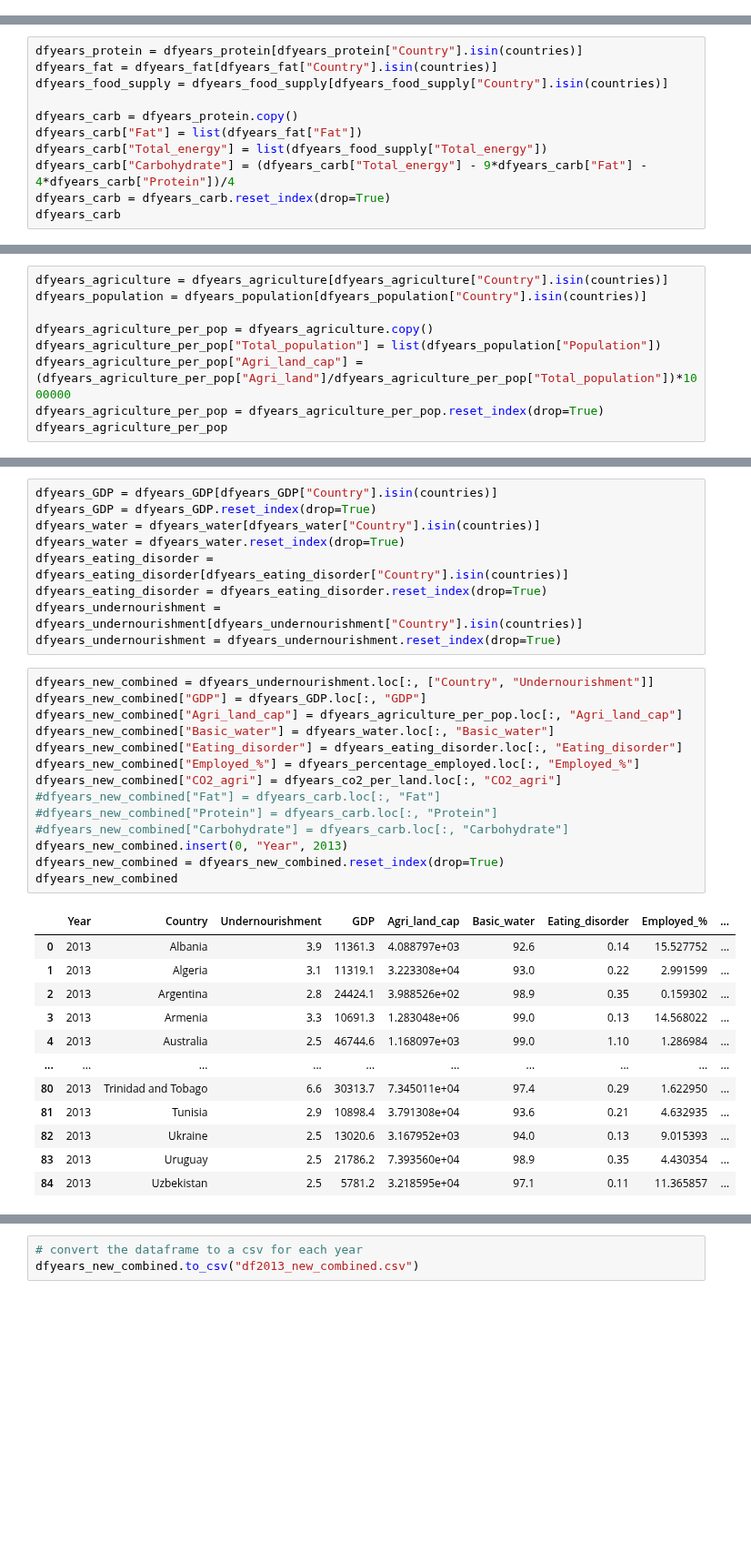
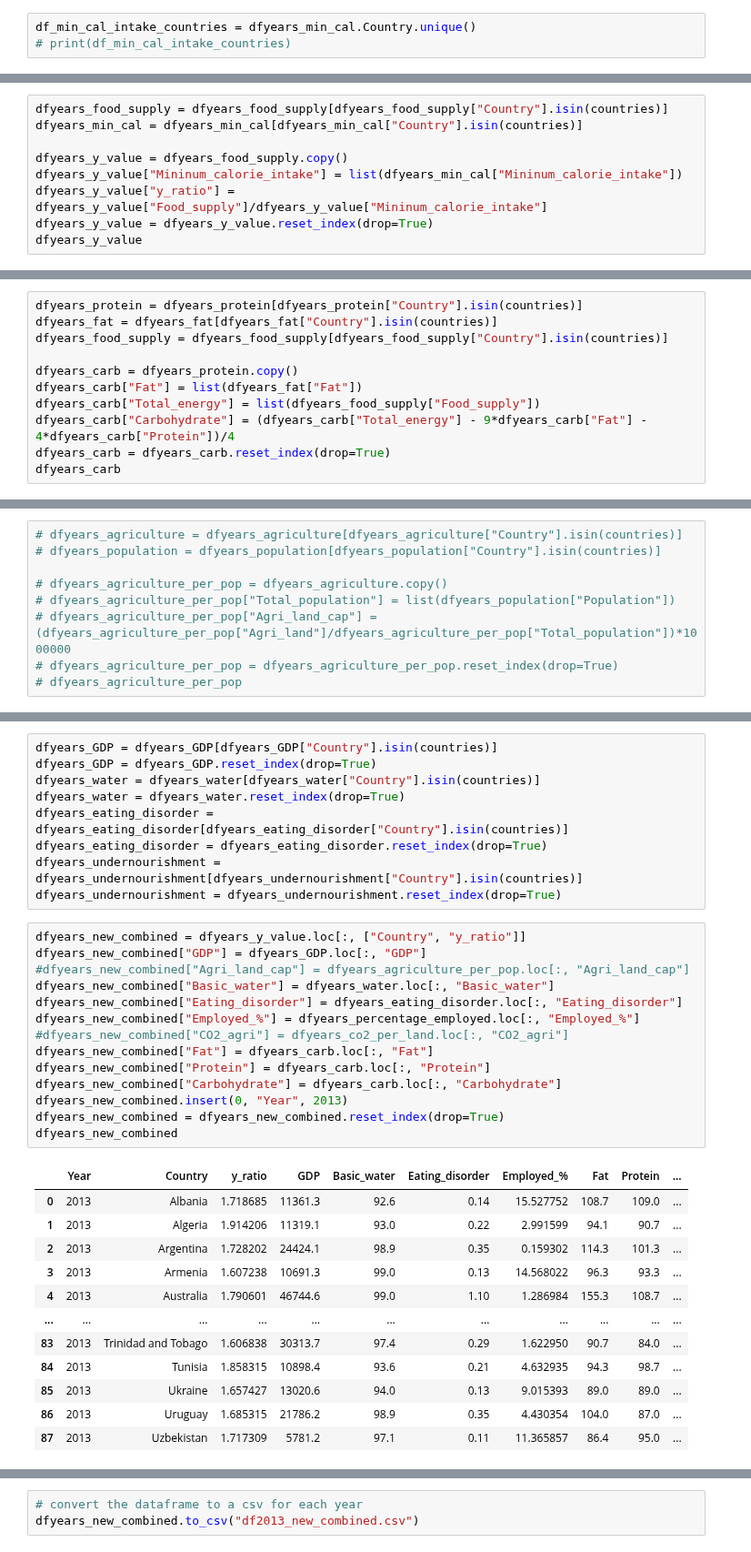
Before and after one commit to tanjoash/2D_data_driven_world, a Jupyter notebook: 2dwork/2D DDW.ipynb, the cells around one changed output, grey strips where cells are left out. Shown at 91% size. Drawn from its saved outputs; the diff is of its cells as text; blank space fills up the shorter version.

Commit message:
new df with 7 factors vs y ratio normalise

```diff
--- a/2dwork/2D DDW.ipynb
+++ b/2dwork/2D DDW.ipynb
@@ -992,3 +1020,6 @@ df_food_supply_countries = dfyears_food_supply.Country.unique()
+# %%
+df_min_cal_intake_countries = dfyears_min_cal.Country.unique()
+# print(df_min_cal_intake_countries)
 # %%
 # read GDP, adjusted for PPP, per capita csv
 df_GDP = pd.read_csv("DDW_GDP per capita adjusted.csv")
@@ -1197,0 +1202,9 @@ print(len(countries))
+# %%
+dfyears_food_supply = dfyears_food_supply[dfyears_food_supply["Country"].isin(countries)]
+dfyears_min_cal = dfyears_min_cal[dfyears_min_cal["Country"].isin(countries)]
+
+dfyears_y_value = dfyears_food_supply.copy()
+dfyears_y_value["Mininum_calorie_intake"] = list(dfyears_min_cal["Mininum_calorie_intake"])
+dfyears_y_value["y_ratio"] = dfyears_y_value["Food_supply"]/dfyears_y_value["Mininum_calorie_intake"]
+dfyears_y_value = dfyears_y_value.reset_index(drop=True)
+dfyears_y_value
@@ -1202,7 +1229,7 @@ dfyears_food_supply = dfyears_food_supply[dfyears_food_supply["Country"].isin(co
 
 dfyears_carb = dfyears_protein.copy()
 dfyears_carb["Fat"] = list(dfyears_fat["Fat"])
-dfyears_carb["Total_energy"] = list(dfyears_food_supply["Total_energy"])
+dfyears_carb["Total_energy"] = list(dfyears_food_supply["Food_supply"])
 dfyears_carb["Carbohydrate"] = (dfyears_carb["Total_energy"] - 9*dfyears_carb["Fat"] - 4*dfyears_carb["Protein"])/4
 dfyears_carb = dfyears_carb.reset_index(drop=True)
 dfyears_carb
@@ -1223,9 +1250,9 @@ dfyears_carb
 # %%
-dfyears_agriculture = dfyears_agriculture[dfyears_agriculture["Country"].isin(countries)]
-dfyears_population = dfyears_population[dfyears_population["Country"].isin(countries)]
+# dfyears_agriculture = dfyears_agriculture[dfyears_agriculture["Country"].isin(countries)]
+# dfyears_population = dfyears_population[dfyears_population["Country"].isin(countries)]
 
-dfyears_agriculture_per_pop = dfyears_agriculture.copy()
-dfyears_agriculture_per_pop["Total_population"] = list(dfyears_population["Population"])
-dfyears_agriculture_per_pop["Agri_land_cap"] = (dfyears_agriculture_per_pop["Agri_land"]/dfyears_agriculture_per_pop["Total_population"])*1000000
-dfyears_agriculture_per_pop = dfyears_agriculture_per_pop.reset_index(drop=True)
-dfyears_agriculture_per_pop
+# dfyears_agriculture_per_pop = dfyears_agriculture.copy()
+# dfyears_agriculture_per_pop["Total_population"] = list(dfyears_population["Population"])
+# dfyears_agriculture_per_pop["Agri_land_cap"] = (dfyears_agriculture_per_pop["Agri_land"]/dfyears_agriculture_per_pop["Total_population"])*1000000
+# dfyears_agriculture_per_pop = dfyears_agriculture_per_pop.reset_index(drop=True)
+# dfyears_agriculture_per_pop
@@ -1300,29 +1299,29 @@ dfyears_eating_disorder = dfyears_eating_disorder.reset_index(drop=True)
 dfyears_undernourishment = dfyears_undernourishment[dfyears_undernourishment["Country"].isin(countries)]
 dfyears_undernourishment = dfyears_undernourishment.reset_index(drop=True)
 # %%
-dfyears_new_combined = dfyears_undernourishment.loc[:, ["Country", "Undernourishment"]]
+dfyears_new_combined = dfyears_y_value.loc[:, ["Country", "y_ratio"]]
 dfyears_new_combined["GDP"] = dfyears_GDP.loc[:, "GDP"]
-dfyears_new_combined["Agri_land_cap"] = dfyears_agriculture_per_pop.loc[:, "Agri_land_cap"]
+#dfyears_new_combined["Agri_land_cap"] = dfyears_agriculture_per_pop.loc[:, "Agri_land_cap"]
 dfyears_new_combined["Basic_water"] = dfyears_water.loc[:, "Basic_water"]
 dfyears_new_combined["Eating_disorder"] = dfyears_eating_disorder.loc[:, "Eating_disorder"]
 dfyears_new_combined["Employed_%"] = dfyears_percentage_employed.loc[:, "Employed_%"]
-dfyears_new_combined["CO2_agri"] = dfyears_co2_per_land.loc[:, "CO2_agri"]
-#dfyears_new_combined["Fat"] = dfyears_carb.loc[:, "Fat"]
-#dfyears_new_combined["Protein"] = dfyears_carb.loc[:, "Protein"]
-#dfyears_new_combined["Carbohydrate"] = dfyears_carb.loc[:, "Carbohydrate"]
+#dfyears_new_combined["CO2_agri"] = dfyears_co2_per_land.loc[:, "CO2_agri"]
+dfyears_new_combined["Fat"] = dfyears_carb.loc[:, "Fat"]
+dfyears_new_combined["Protein"] = dfyears_carb.loc[:, "Protein"]
+dfyears_new_combined["Carbohydrate"] = dfyears_carb.loc[:, "Carbohydrate"]
 dfyears_new_combined.insert(0, "Year", 2013)
 dfyears_new_combined = dfyears_new_combined.reset_index(drop=True)
 dfyears_new_combined
 # %% [output]
-|  | Year | Country | Undernourishment | GDP | Agri_land_cap | Basic_water | Eating_disorder | Employed_% | ... |
-| 0 | 2013 | Albania | 3.9 | 11361.3 | 4.088797e+03 | 92.6 | 0.14 | 15.527752 | ... |
-| 1 | 2013 | Algeria | 3.1 | 11319.1 | 3.223308e+04 | 93.0 | 0.22 | 2.991599 | ... |
-| 2 | 2013 | Argentina | 2.8 | 24424.1 | 3.988526e+02 | 98.9 | 0.35 | 0.159302 | ... |
-| 3 | 2013 | Armenia | 3.3 | 10691.3 | 1.283048e+06 | 99.0 | 0.13 | 14.568022 | ... |
-| 4 | 2013 | Australia | 2.5 | 46744.6 | 1.168097e+03 | 99.0 | 1.10 | 1.286984 | ... |
-| ... | ... | ... | ... | ... | ... | ... | ... | ... | ... |
-| 80 | 2013 | Trinidad and Tobago | 6.6 | 30313.7 | 7.345011e+04 | 97.4 | 0.29 | 1.622950 | ... |
-| 81 | 2013 | Tunisia | 2.9 | 10898.4 | 3.791308e+04 | 93.6 | 0.21 | 4.632935 | ... |
-| 82 | 2013 | Ukraine | 2.5 | 13020.6 | 3.167952e+03 | 94.0 | 0.13 | 9.015393 | ... |
-| 83 | 2013 | Uruguay | 2.5 | 21786.2 | 7.393560e+04 | 98.9 | 0.35 | 4.430354 | ... |
-| 84 | 2013 | Uzbekistan | 2.5 | 5781.2 | 3.218595e+04 | 97.1 | 0.11 | 11.365857 | ... |
+|  | Year | Country | y_ratio | GDP | Basic_water | Eating_disorder | Employed_% | Fat | Protein | ... |
+| 0 | 2013 | Albania | 1.718685 | 11361.3 | 92.6 | 0.14 | 15.527752 | 108.7 | 109.0 | ... |
+| 1 | 2013 | Algeria | 1.914206 | 11319.1 | 93.0 | 0.22 | 2.991599 | 94.1 | 90.7 | ... |
+| 2 | 2013 | Argentina | 1.728202 | 24424.1 | 98.9 | 0.35 | 0.159302 | 114.3 | 101.3 | ... |
+| 3 | 2013 | Armenia | 1.607238 | 10691.3 | 99.0 | 0.13 | 14.568022 | 96.3 | 93.3 | ... |
+| 4 | 2013 | Australia | 1.790601 | 46744.6 | 99.0 | 1.10 | 1.286984 | 155.3 | 108.7 | ... |
+| ... | ... | ... | ... | ... | ... | ... | ... | ... | ... | ... |
+| 83 | 2013 | Trinidad and Tobago | 1.606838 | 30313.7 | 97.4 | 0.29 | 1.622950 | 90.7 | 84.0 | ... |
+| 84 | 2013 | Tunisia | 1.858315 | 10898.4 | 93.6 | 0.21 | 4.632935 | 94.3 | 98.7 | ... |
+| 85 | 2013 | Ukraine | 1.657427 | 13020.6 | 94.0 | 0.13 | 9.015393 | 89.0 | 89.0 | ... |
+| 86 | 2013 | Uruguay | 1.685315 | 21786.2 | 98.9 | 0.35 | 4.430354 | 104.0 | 87.0 | ... |
+| 87 | 2013 | Uzbekistan | 1.717309 | 5781.2 | 97.1 | 0.11 | 11.365857 | 86.4 | 95.0 | ... |
```
Also changed, not shown: parts of 26 cells of this notebook, 7 other files.
